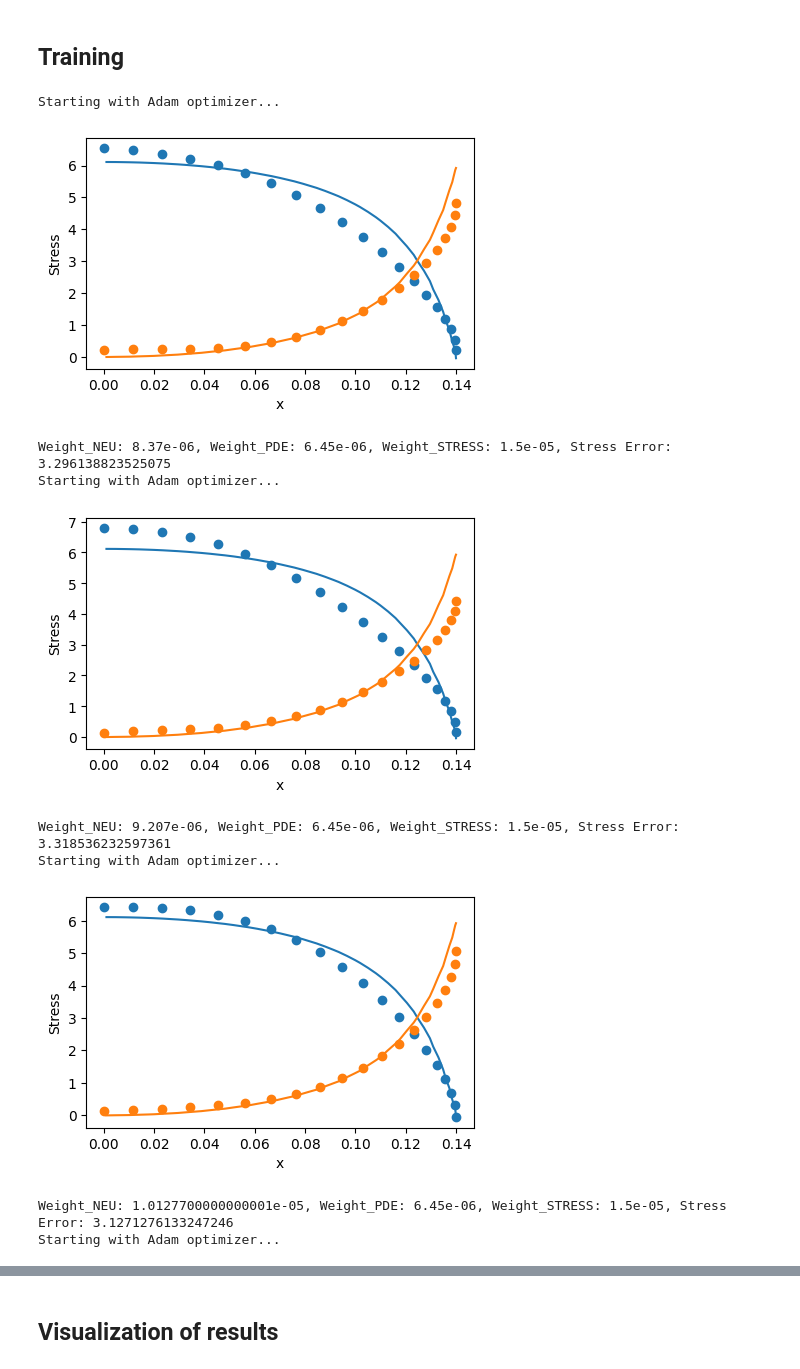
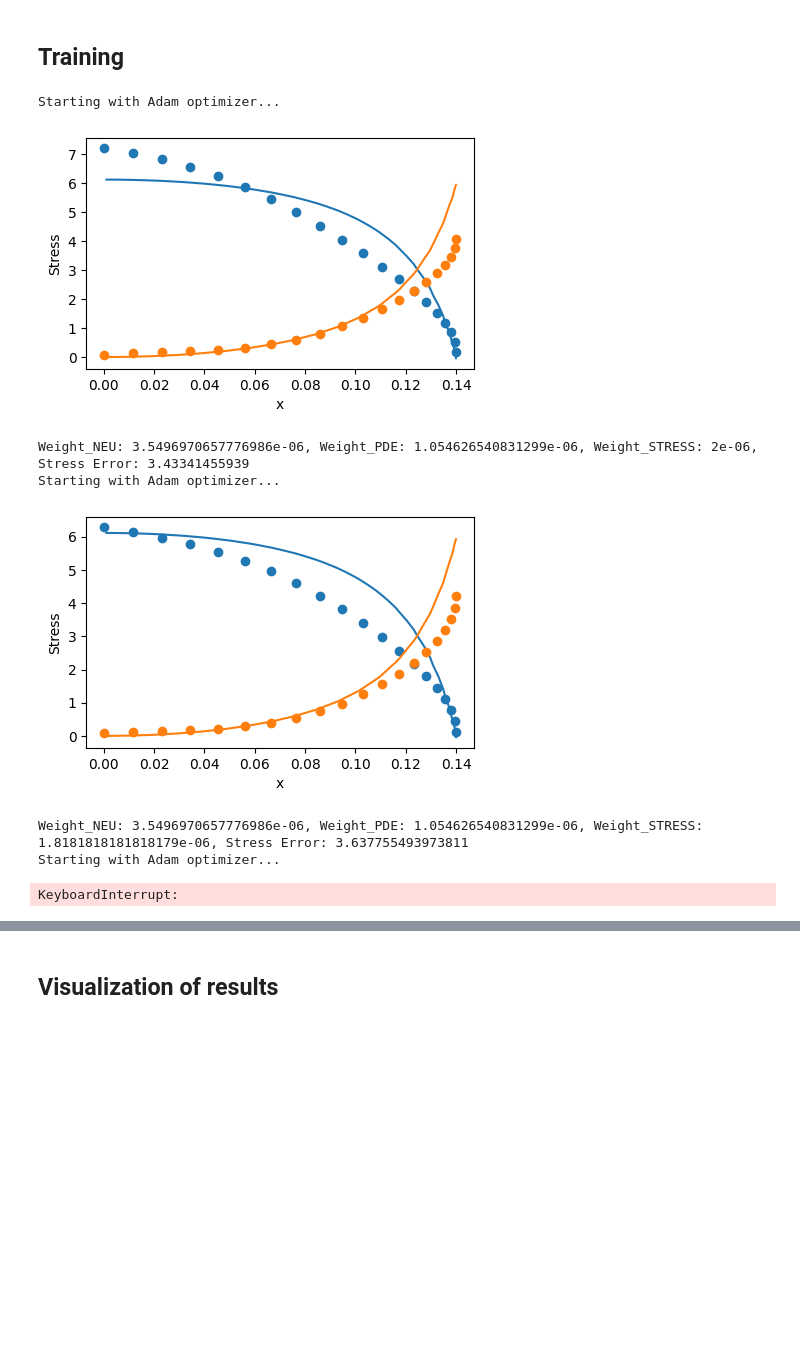
Before and after one commit to sebatomon/PINNs_for_simple_shape_optimization, a Jupyter notebook: new_torch.ipynb, the cells around one changed output, grey strips where cells are left out. Saved outputs shown, nothing was run; the diff lists cells and outputs as text; code cells hidden in the pictures; blank space fills up the shorter version.

```diff
--- a/new_torch.ipynb
+++ b/new_torch.ipynb
@@ -293,6 +287,18 @@ def compute_physics_losses(complete_collo, top, right, left, bottom, hole):
 #scheduler = ExponentialLR(optimizer, gamma=0.999)
 loss_history = []
 weight_history = []
+
+# Weight of PDE lossWeight_NEU: 1.8841683879627231e-06, Weight_PDE: 3.1355081392423563e-06
+W_PDE = 1.054626540831299e-06 #previous value -> 3.14e-06
+# Weight of Neumann loss
+W_NEU = 3.5496970657776986e-06 #previous value -> 1.88e-06
+
+
+# Weight of data losses
+W_STRESS = 2e-06 #previous value -> 1.5e-05
+W_DISP = 0.0
+
+
 
 #Weight_NEU and Weight_PDE as PyTorch nn parameter
 Weight_NEU = torch.tensor(W_NEU, requires_grad=True) #previous value -> 6.4531255763296895e-06
@@ -404,42 +410,40 @@ for i in range(10):
 
     #save net parameters
     #torch.save(net.state_dict(), f'net_param/net_{rad_x:.2f}.pth')
 
 
     with torch.autograd.no_grad():
         weight_history.append(float(mse_error.data))
         plt.figure(figsize=(5, 3))
         plt.plot(hole[:, 0], stress_hole[:, 0, 0], "o", color="tab:blue", label="σ_xx (PINN)")
         plt.plot(data_hole[:, 0], data_hole[:, 2], "-", color="tab:blue", label="σ_xx (FEM)")
         plt.plot(hole[:, 0], stress_hole[:, 1, 1], "o", color="tab:orange", label="σ_yy (PINN)")
         plt.plot(data_hole[:, 0], data_hole[:, 3], "-", color="tab:orange", label="σ_yy (FEM)")
         plt.xlabel("x")
         plt.ylabel("Stress")
         #plt.legend()
         plt.show()
 
     # print weights and stress error
     print(f"Weight_NEU: {Weight_NEU.item()}, Weight_PDE: {Weight_PDE.item()}, Weight_STRESS: {Weight_STRESS.item()}, Stress Error: {mse_error.item()}")
-    #Weight_STRESS = Weight_STRESS *0.1
-    Weight_NEU = Weight_NEU *1.1
-    #Weight_PDE = Weight_PDE *1.1
+    +Weight_STRESS = Weight_STRESS *1/1.1
+    #Weight_NEU = Weight_NEU * (1.1/1.0)
+    #Weight_PDE = Weight_PDE * (1/1.1)
 
 #plt.figure(figsize=(8, 4))
 plt.plot(loss_history, c='g', label='train', linewidth=2.0)
 plt.yscale("log")
 plt.title("Training")
 plt.ylabel("Loss")
 plt.xlabel("Epoch")
 plt.legend()
 plt.show()
 # %% [output]
 Starting with Adam optimizer...
-[figure, old version]
+[figure, new version]
-Weight_NEU: 8.37e-06, Weight_PDE: 6.45e-06, Weight_STRESS: 1.5e-05, Stress Error: 3.296138823525075
+Weight_NEU: 3.5496970657776986e-06, Weight_PDE: 1.054626540831299e-06, Weight_STRESS: 2e-06, Stress Error: 3.43341455939
 Starting with Adam optimizer...
-[figure, old version]
+[figure, new version]
-Weight_NEU: 9.207e-06, Weight_PDE: 6.45e-06, Weight_STRESS: 1.5e-05, Stress Error: 3.318536232597361
+Weight_NEU: 3.5496970657776986e-06, Weight_PDE: 1.054626540831299e-06, Weight_STRESS: 1.8181818181818179e-06, Stress Error: 3.637755493973811
 Starting with Adam optimizer...
-[figure, removed]
-Weight_NEU: 1.0127700000000001e-05, Weight_PDE: 6.45e-06, Weight_STRESS: 1.5e-05, Stress Error: 3.1271276133247246
-Starting with Adam optimizer...
+KeyboardInterrupt:
```
Also changed, not shown: parts of 2 cells of this notebook.
